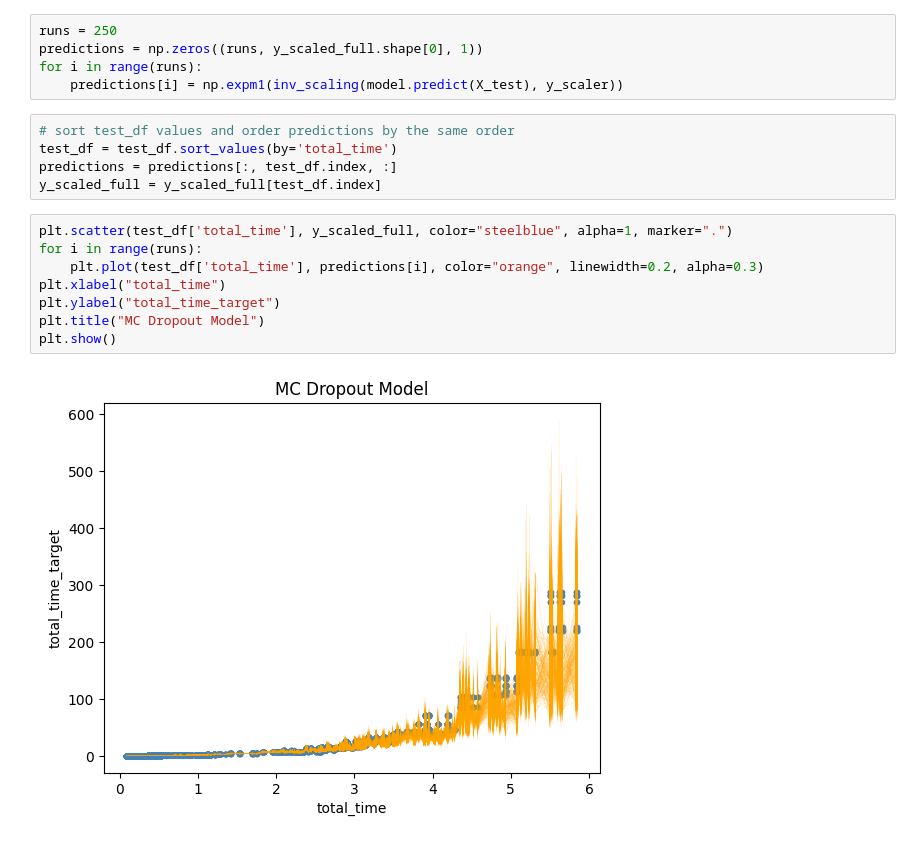
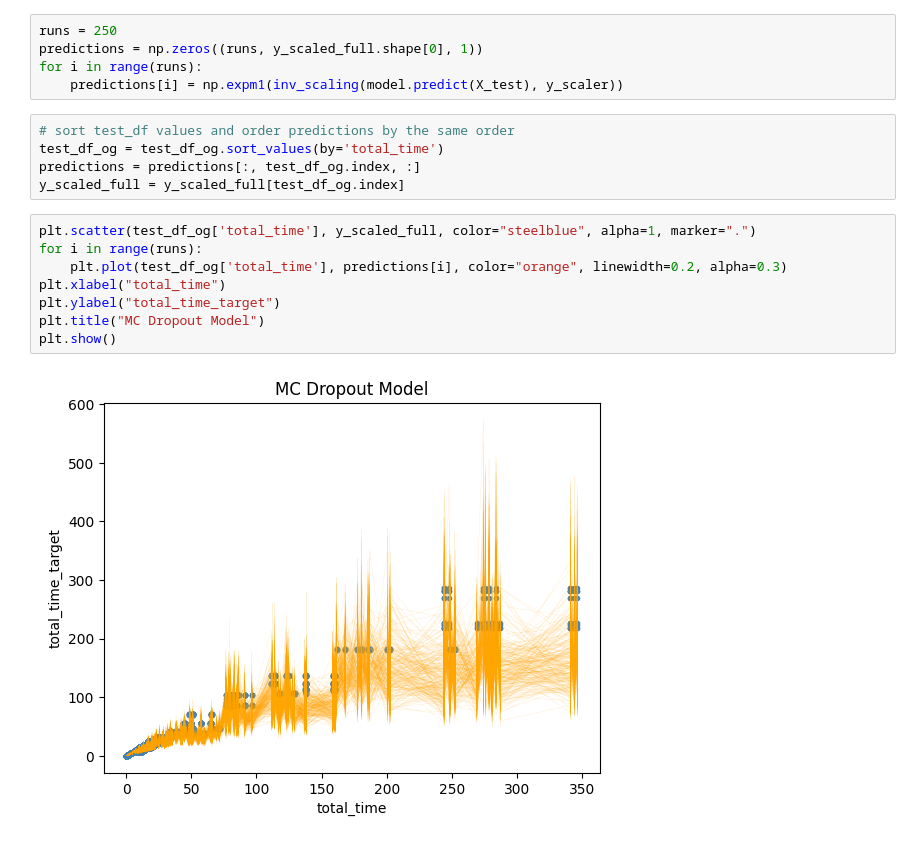
Before and after one commit to FrancoCabezasPoblete/resource-prediction-study, a Jupyter notebook: notebooks/modelMCDropout.ipynb, the cells around one changed output. Drawn from its saved outputs; the diff is of its cells as text.

Commit message:
feat: new plots for MCDropout

```diff
--- a/notebooks/modelMCDropout.ipynb
+++ b/notebooks/modelMCDropout.ipynb
@@ -369,17 +369,17 @@ for i in range(runs):
 	predictions[i] = np.expm1(inv_scaling(model.predict(X_test), y_scaler))
 # %%
 # sort test_df values and order predictions by the same order
-test_df = test_df.sort_values(by='total_time')
-predictions = predictions[:, test_df.index, :]
-y_scaled_full = y_scaled_full[test_df.index]
+test_df_og = test_df_og.sort_values(by='total_time')
+predictions = predictions[:, test_df_og.index, :]
+y_scaled_full = y_scaled_full[test_df_og.index]
 # %%
-plt.scatter(test_df['total_time'], y_scaled_full, color="steelblue", alpha=1, marker=".")
+plt.scatter(test_df_og['total_time'], y_scaled_full, color="steelblue", alpha=1, marker=".")
 for i in range(runs):
-	plt.plot(test_df['total_time'], predictions[i], color="orange", linewidth=0.2, alpha=0.3)
+	plt.plot(test_df_og['total_time'], predictions[i], color="orange", linewidth=0.2, alpha=0.3)
 plt.xlabel("total_time")
 plt.ylabel("total_time_target")
 plt.title("MC Dropout Model")
 plt.show()
 # %% [output]
-[figure, old version]
+[figure, new version]
 # %%
```
Also changed, not shown: parts of 7 cells of this notebook.
